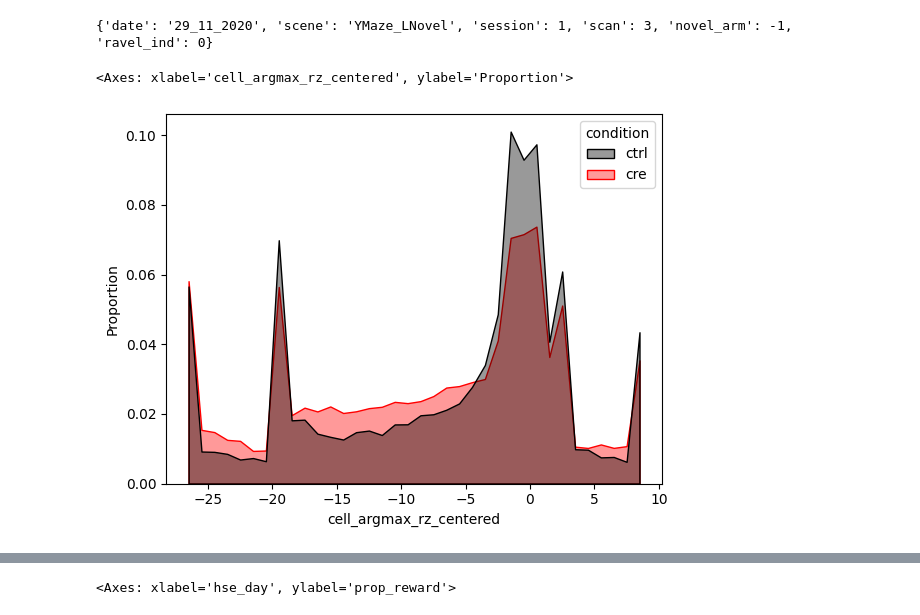
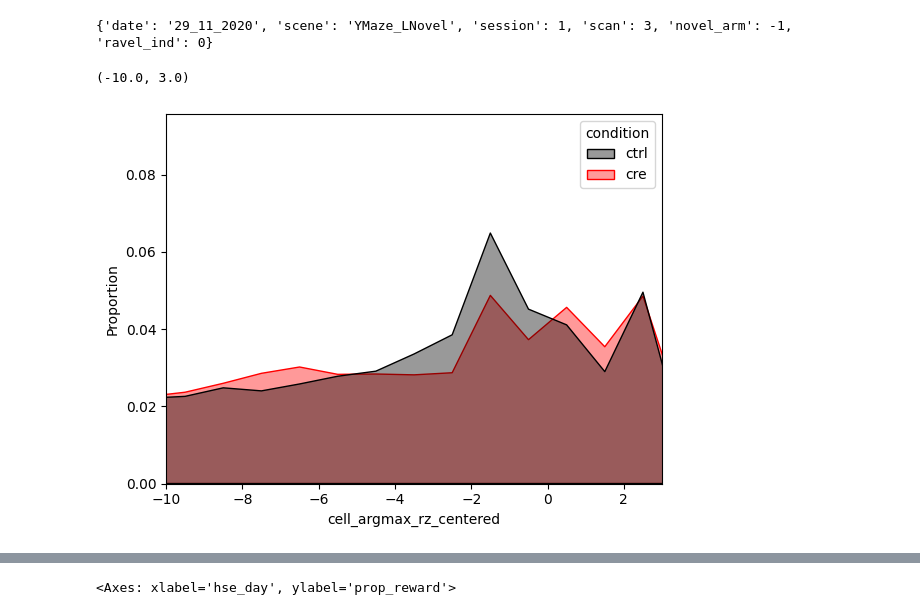
Before and after one commit to GiocomoLab/STX3KO_analyses, a Jupyter notebook: notebooks/figure6/replay_corr.ipynb, the cells around one changed output, grey strips where cells are left out. Drawn from its saved outputs; the diff is of its cells as text; code cells hidden in the pictures.

Commit message:
hse plots

```diff
--- a/notebooks/figure6/replay_corr.ipynb
+++ b/notebooks/figure6/replay_corr.ipynb
@@ -437,13 +437,15 @@ for cond, mice in zip(('ctrl', 'cre'), (ctrl_mice, ko_mice)):
 {'date': '29_11_2020', 'scene': 'YMaze_LNovel', 'session': 1, 'scan': 3, 'novel_arm': -1, 'ravel_ind': 0}
 # %%
 fig, ax = plt.subplots()
-sns.histplot(data=df.loc[nonzero_mask],
+sns.histplot(data=df.loc[~nonzero_mask*df['ttype']=='nov'],
              x='cell_argmax_rz_centered',
              hue='condition',
              hue_order=['ctrl', 'cre'],
              palette=['black', 'red'],
              element='poly',
              stat='proportion', common_norm=False, fill=True, alpha=.4, binwidth=1, ax=ax)
+
+ax.set_xlim([-10,3])
 # %% [output]
-<Axes: xlabel='cell_argmax_rz_centered', ylabel='Proportion'>
+(-10.0, 3.0)
-[figure, old version]
+[figure, new version]
```
Also changed, not shown: parts of 5 cells of this notebook, 2 other files.
